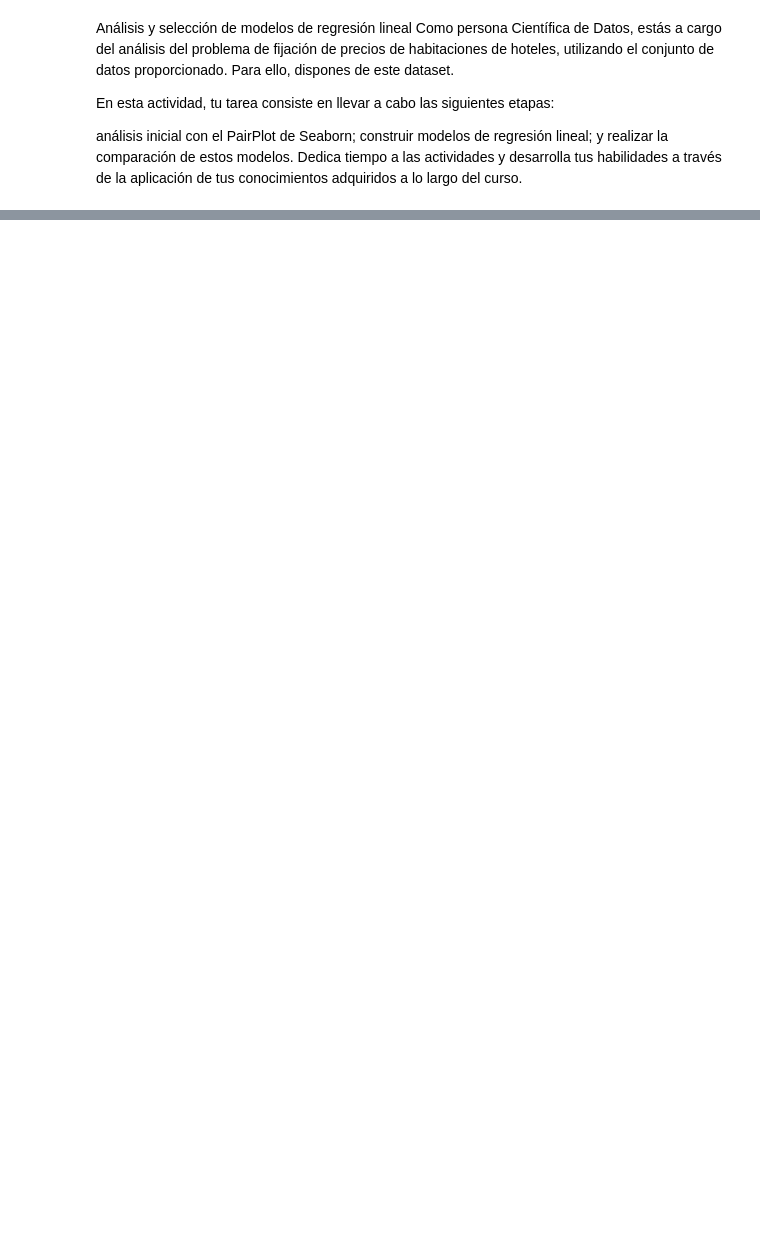
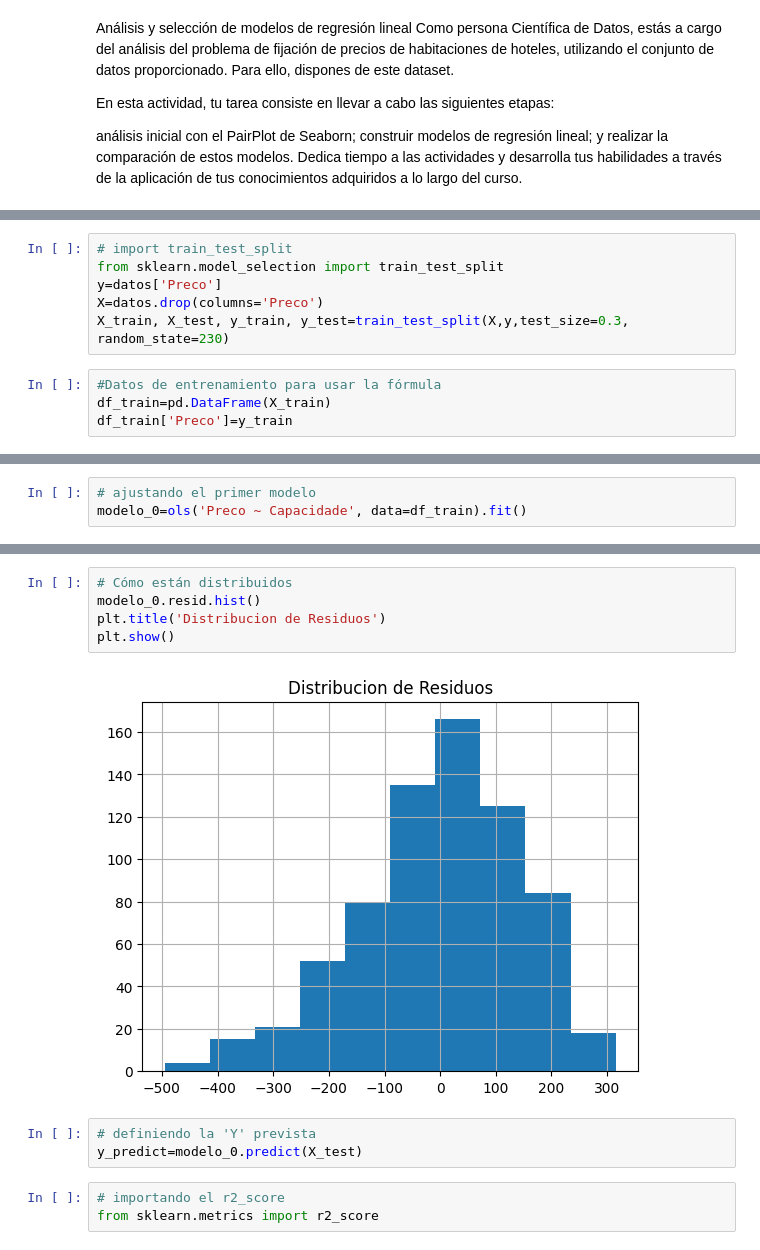
Before and after one commit to wimero72/Regression_Lineal-Aula1, a Jupyter notebook: Analisis_Precios_Habitaciones_Hotel.ipynb, the cells around one changed output, grey strips where cells are left out. Saved outputs shown, nothing was run; the diff lists cells and outputs as text; blank space fills up the shorter version.

Commit message:
Testeando el mejor modelo

```diff
--- a/Analisis_Precios_Habitaciones_Hotel.ipynb
+++ b/Analisis_Precios_Habitaciones_Hotel.ipynb
@@ -19,0 +98,10 @@ datos.head(5)
+# %%
+# import train_test_split
+from sklearn.model_selection import train_test_split
+y=datos['Preco']
+X=datos.drop(columns='Preco')
+X_train, X_test, y_train, y_test=train_test_split(X,y,test_size=0.3, random_state=230)
+# %%
+#Datos de entrenamiento para usar la fórmula
+df_train=pd.DataFrame(X_train)
+df_train['Preco']=y_train
@@ -19,0 +111,3 @@ datos.head(5)
+# %%
+# ajustando el primer modelo
+modelo_0=ols('Preco ~ Capacidade', data=df_train).fit()
@@ -19,0 +166,13 @@ datos.head(5)
+# %%
+# Cómo están distribuidos
+modelo_0.resid.hist()
+plt.title('Distribucion de Residuos')
+plt.show()
+# %% [output]
+[figure, added]
+# %%
+# definiendo la 'Y' prevista
+y_predict=modelo_0.predict(X_test)
+# %%
+# importando el r2_score
+from sklearn.metrics import r2_score
```
Also changed, not shown: parts of 30 cells of this notebook.
